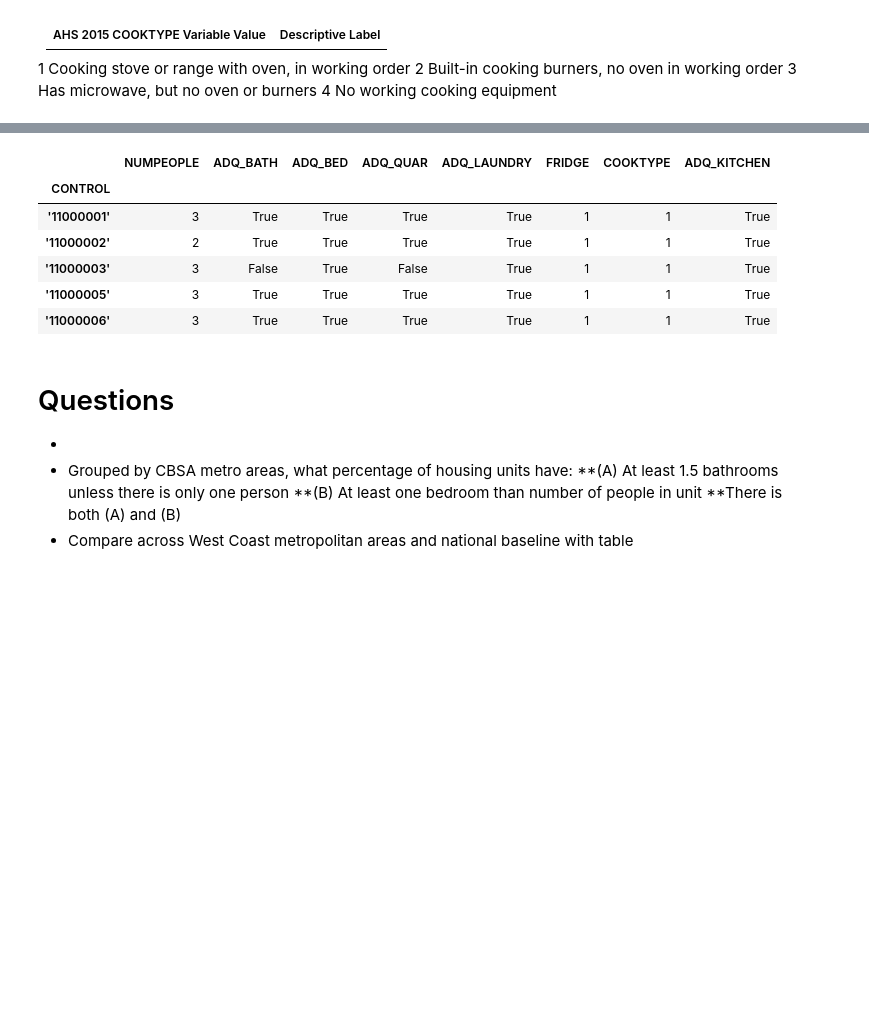
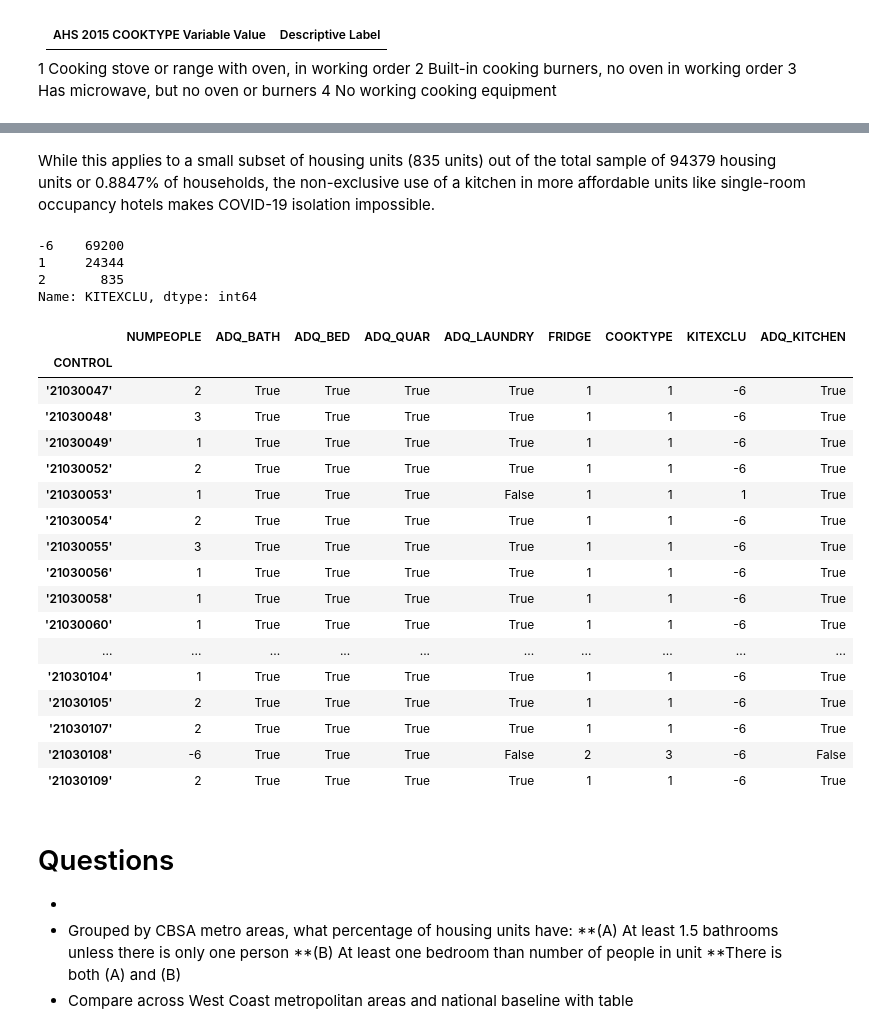
Before and after one commit to swsugarman/COVID_HousingIsolationFeasibility, a Jupyter notebook: eda.ipynb, the cells around one changed output, grey strips where cells are left out. Saved outputs shown, nothing was run; the diff lists cells and outputs as text; code cells hidden in the pictures; blank space fills up the shorter version.

Commit message:
synching eda and report and add covid case data

```diff
--- a/eda.ipynb
+++ b/eda.ipynb
@@ -152,12 +178,15 @@ Therefore, values of 1-6 are adequate for single person households and values of
 # %%
 def Adequate_Bath(row):
-    if(row['NUMPEOPLE']<=1):
-        if(row['BATHROOMS_NUM']>=1 and row['BATHROOMS_NUM']<=6):
+    if(row['BATHEXCLU']!=1 and row['BATHEXCLU']!=2):
+        if(row['NUMPEOPLE']<=1):
+            if(row['BATHROOMS_NUM']>=1 and row['BATHROOMS_NUM']<=6):
+                return True
+            else:
+                return False
+        elif(row['BATHROOMS_NUM']>=2 and row['BATHROOMS_NUM']<=6):
             return True
         else:
             return False
-    elif(row['BATHROOMS_NUM']>=2 and row['BATHROOMS_NUM']<=6):
-        return True
     else:
         return False
 # %% [markdown]
@@ -282,23 +318,46 @@ Full kitchen facilities allow households to maintain quarantine for longer perio
+# %% [markdown]
+While this applies to a small subset of housing units (835 units) out of the total sample of 94379 housing units or 0.8847% of households, the non-exclusive use of a kitchen in more affordable units like single-room occupancy hotels makes COVID-19 isolation impossible.
+# %%
+ahs['KITEXCLU'].value_counts()
+# %% [output]
+-6    69200
+1     24344
+2       835
+Name: KITEXCLU, dtype: int64
 # %%
 def FULL_KITCHEN(row):
-    if(row['FRIDGE']==1):
-        if(row['COOKTYPE']==1):
-            return True
-        return False
+    if(row['KITEXCLU']!=2):
+        if(row['FRIDGE']==1):
+            if(row['COOKTYPE']==1):
+                return True
+            return False
+        else:
+            return False
     else:
         return False
 # %%
 ahs['ADQ_KITCHEN']=ahs.apply(lambda row: FULL_KITCHEN(row), axis=1)
 # %%
-ahs[['NUMPEOPLE','ADQ_BATH', 'ADQ_BED', 'ADQ_QUAR', 'ADQ_LAUNDRY', 'FRIDGE', 'COOKTYPE', 'ADQ_KITCHEN']].head(5)
+ahs[['NUMPEOPLE','ADQ_BATH', 'ADQ_BED', 'ADQ_QUAR', 'ADQ_LAUNDRY', 'FRIDGE', 'COOKTYPE', 'KITEXCLU', 'ADQ_KITCHEN']].tail(50)
 # %% [output]
-|  | NUMPEOPLE | ADQ_BATH | ADQ_BED | ADQ_QUAR | ADQ_LAUNDRY | FRIDGE | COOKTYPE | ADQ_KITCHEN |
-| CONTROL |  |  |  |  |  |  |  |  |
-| '11000001' | 3 | True | True | True | True | 1 | 1 | True |
-| '11000002' | 2 | True | True | True | True | 1 | 1 | True |
-| '11000003' | 3 | False | True | False | True | 1 | 1 | True |
-| '11000005' | 3 | True | True | True | True | 1 | 1 | True |
-| '11000006' | 3 | True | True | True | True | 1 | 1 | True |
+|  | NUMPEOPLE | ADQ_BATH | ADQ_BED | ADQ_QUAR | ADQ_LAUNDRY | FRIDGE | COOKTYPE | KITEXCLU | ADQ_KITCHEN |
+| CONTROL |  |  |  |  |  |  |  |  |  |
+| '21030047' | 2 | True | True | True | True | 1 | 1 | -6 | True |
+| '21030048' | 3 | True | True | True | True | 1 | 1 | -6 | True |
+| '21030049' | 1 | True | True | True | True | 1 | 1 | -6 | True |
+| '21030052' | 2 | True | True | True | True | 1 | 1 | -6 | True |
+| '21030053' | 1 | True | True | True | False | 1 | 1 | 1 | True |
+| '21030054' | 2 | True | True | True | True | 1 | 1 | -6 | True |
+| '21030055' | 3 | True | True | True | True | 1 | 1 | -6 | True |
+| '21030056' | 1 | True | True | True | True | 1 | 1 | -6 | True |
+| '21030058' | 1 | True | True | True | True | 1 | 1 | -6 | True |
+| '21030060' | 1 | True | True | True | True | 1 | 1 | -6 | True |
+| ... | ... | ... | ... | ... | ... | ... | ... | ... | ... |
+| '21030104' | 1 | True | True | True | True | 1 | 1 | -6 | True |
+| '21030105' | 2 | True | True | True | True | 1 | 1 | -6 | True |
+| '21030107' | 2 | True | True | True | True | 1 | 1 | -6 | True |
+| '21030108' | -6 | True | True | True | False | 2 | 3 | -6 | False |
+| '21030109' | 2 | True | True | True | True | 1 | 1 | -6 | True |
 # %% [markdown]
 # Questions
 *
```
Also changed, not shown: parts of 8 cells of this notebook, 4 other files.
